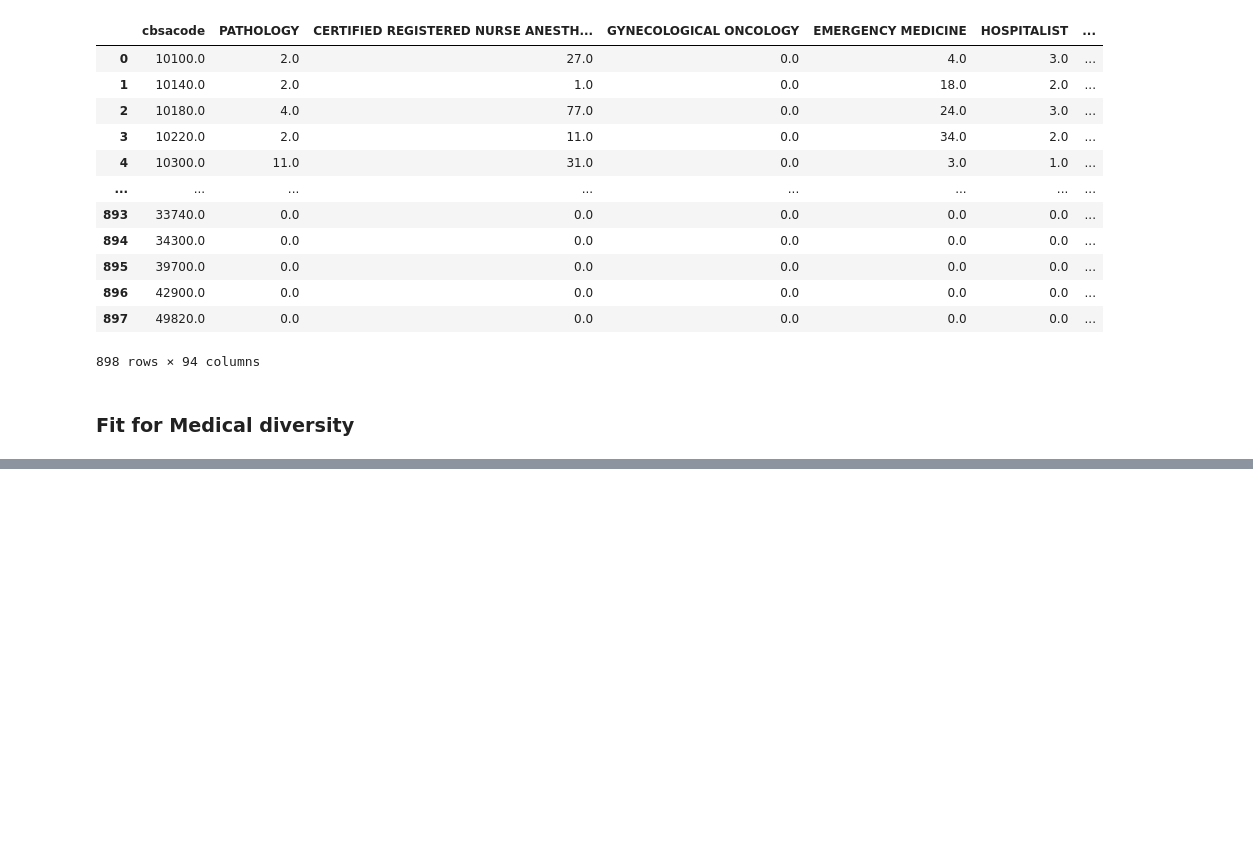
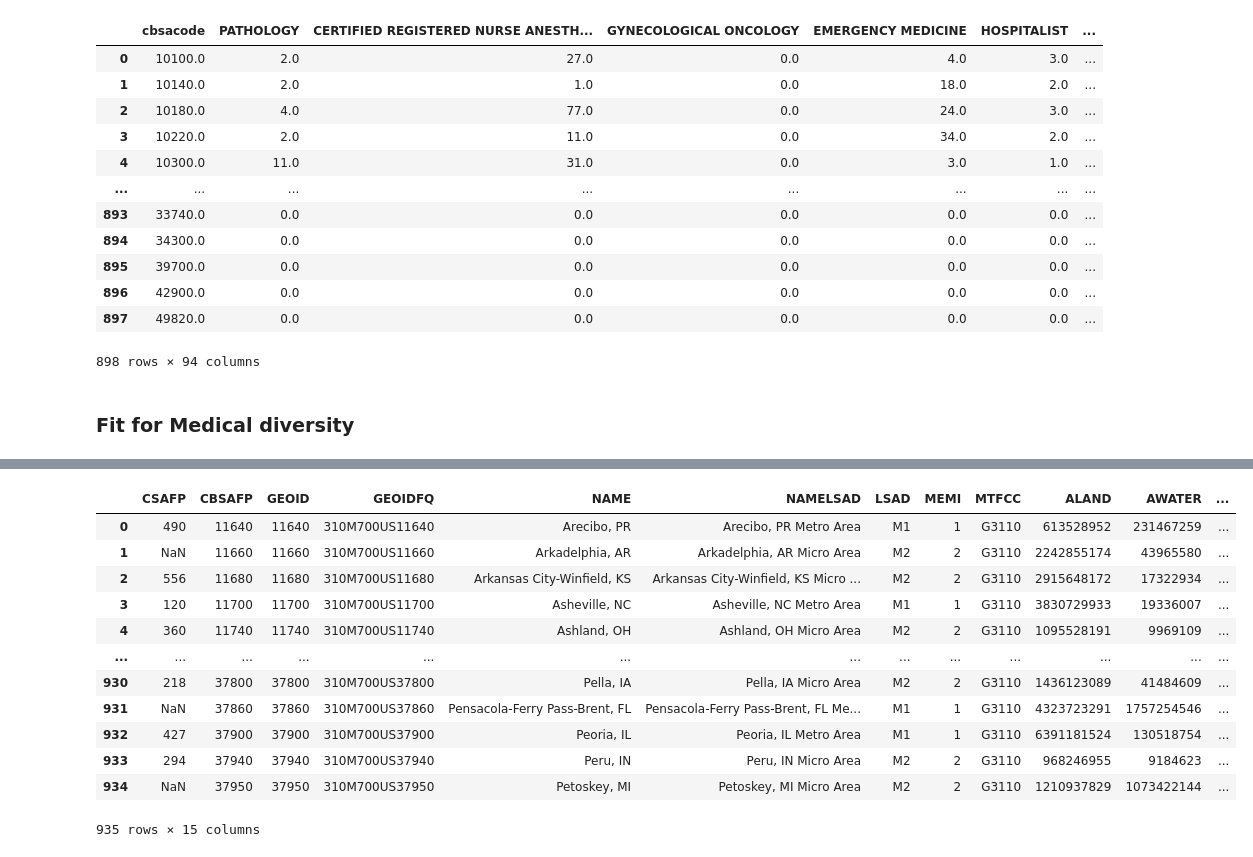
Before and after one commit to dynamicalsystemslaboratory/Healthcare-Disparities-in-the-United-States, a Jupyter notebook: Data_Visualization.ipynb, the cells around one changed output, grey strips where cells are left out. Cells and saved outputs as stored; diff of their text form; code cells hidden in the pictures; blank space fills up the shorter version.

```diff
--- a/Data_Visualization.ipynb
+++ b/Data_Visualization.ipynb
@@ -520,0 +521,18 @@ divide by zero encountered in power
+# %%
+cbsa_shape = gpd.read_file("./tl_2024_us_cbsa/tl_2024_us_cbsa.shp")
+cbsa_shape['cbsacode'] = cbsa_shape['GEOID'].astype('int')
+cbsa_shape
+# %% [output]
+|  | CSAFP | CBSAFP | GEOID | GEOIDFQ | NAME | NAMELSAD | LSAD | MEMI | MTFCC | ALAND | AWATER | ... |
+| 0 | 490 | 11640 | 11640 | 310M700US11640 | Arecibo, PR | Arecibo, PR Metro Area | M1 | 1 | G3110 | 613528952 | 231467259 | ... |
+| 1 | NaN | 11660 | 11660 | 310M700US11660 | Arkadelphia, AR | Arkadelphia, AR Micro Area | M2 | 2 | G3110 | 2242855174 | 43965580 | ... |
+| 2 | 556 | 11680 | 11680 | 310M700US11680 | Arkansas City-Winfield, KS | Arkansas City-Winfield, KS Micro ... | M2 | 2 | G3110 | 2915648172 | 17322934 | ... |
+| 3 | 120 | 11700 | 11700 | 310M700US11700 | Asheville, NC | Asheville, NC Metro Area | M1 | 1 | G3110 | 3830729933 | 19336007 | ... |
+| 4 | 360 | 11740 | 11740 | 310M700US11740 | Ashland, OH | Ashland, OH Micro Area | M2 | 2 | G3110 | 1095528191 | 9969109 | ... |
+| ... | ... | ... | ... | ... | ... | ... | ... | ... | ... | ... | ... | ... |
+| 930 | 218 | 37800 | 37800 | 310M700US37800 | Pella, IA | Pella, IA Micro Area | M2 | 2 | G3110 | 1436123089 | 41484609 | ... |
+| 931 | NaN | 37860 | 37860 | 310M700US37860 | Pensacola-Ferry Pass-Brent, FL | Pensacola-Ferry Pass-Brent, FL Me... | M1 | 1 | G3110 | 4323723291 | 1757254546 | ... |
+| 932 | 427 | 37900 | 37900 | 310M700US37900 | Peoria, IL | Peoria, IL Metro Area | M1 | 1 | G3110 | 6391181524 | 130518754 | ... |
+| 933 | 294 | 37940 | 37940 | 310M700US37940 | Peru, IN | Peru, IN Micro Area | M2 | 2 | G3110 | 968246955 | 9184623 | ... |
+| 934 | NaN | 37950 | 37950 | 310M700US37950 | Petoskey, MI | Petoskey, MI Micro Area | M2 | 2 | G3110 | 1210937829 | 1073422144 | ... |
+935 rows × 15 columns
```
Also changed, not shown: parts of 6 cells of this notebook.
